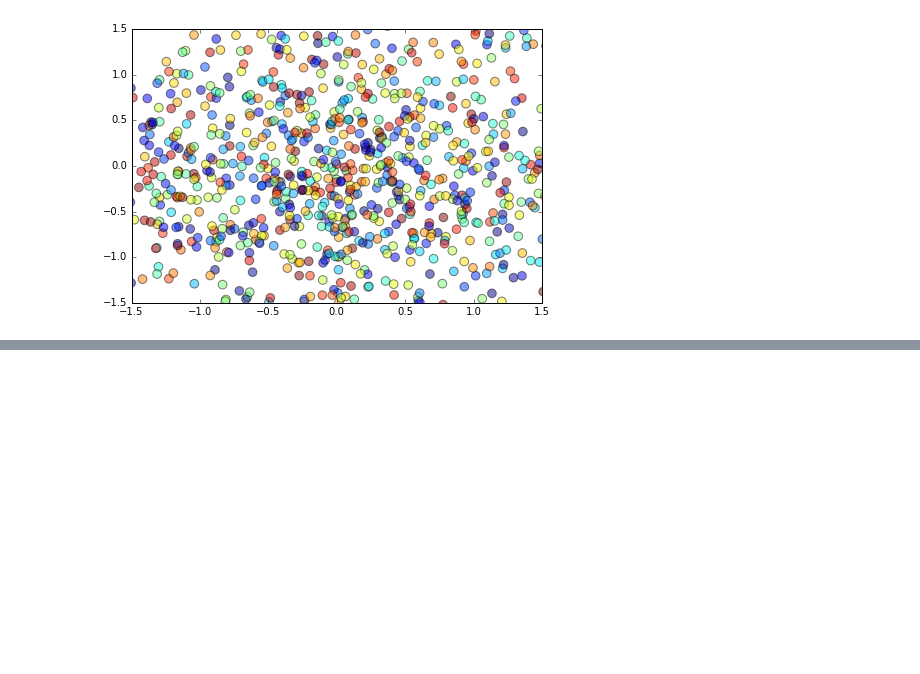
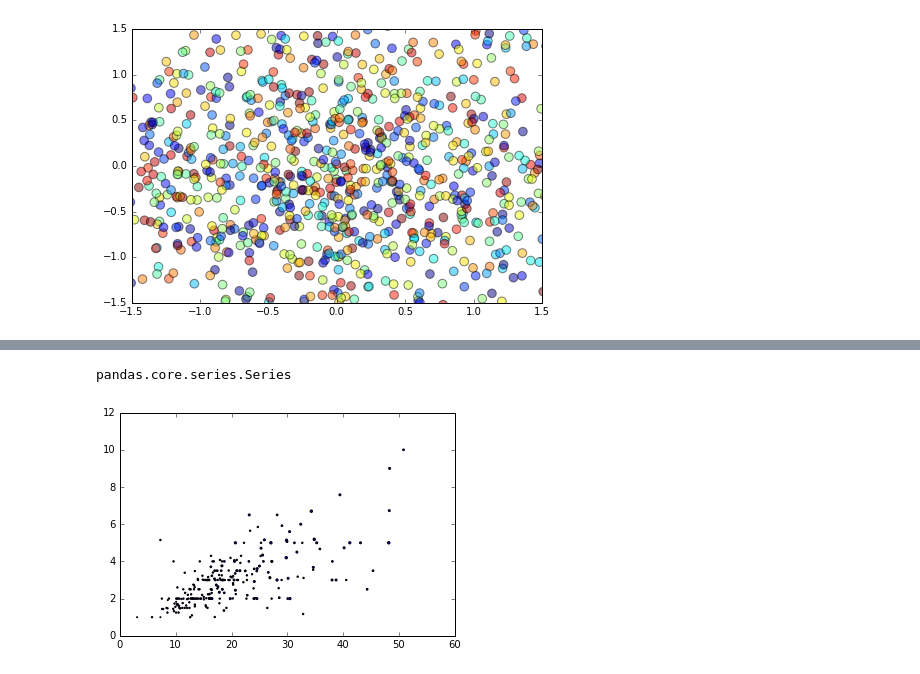
Before and after one commit to neep305/data_analysis_playground, a Jupyter notebook: matplotlib_pyplot_scatter_plot.ipynb, the cells around one changed output, grey strips where cells are left out. Cells and saved outputs as stored; diff of their text form; code cells hidden in the pictures; blank space fills up the shorter version.

Commit message:
add more scatter plot

```diff
--- a/matplotlib_pyplot_scatter_plot.ipynb
+++ b/matplotlib_pyplot_scatter_plot.ipynb
@@ -32,3 +32,11 @@ plt.ylim(-1.5,1.5)
 plt.show()
 # %% [output]
 [figure]
+# %%
+url = 'https://raw.github.com/pydata/pandas/master/pandas/tests/data/tips.csv'
+# %%
+import pandas as pd
+
+tips = pd.read_csv(url)
+
+tips.head()
@@ -34,0 +50,17 @@ plt.show()
+# %%
+x = tips['total_bill']
+y = tips['tip']
+s = tips['size']
+# %%
+type(x)
+# %% [output]
+pandas.core.series.Series
+# %%
+x_arr = np.asarray(x)
+y_arr = np.asarray(y)
+s_arr = np.asarray(s)
+# %%
+plt.scatter(x_arr,y_arr,s_arr)
+plt.show()
+# %% [output]
+[figure, added]
```
Also changed, not shown: parts of 4 cells of this notebook.
